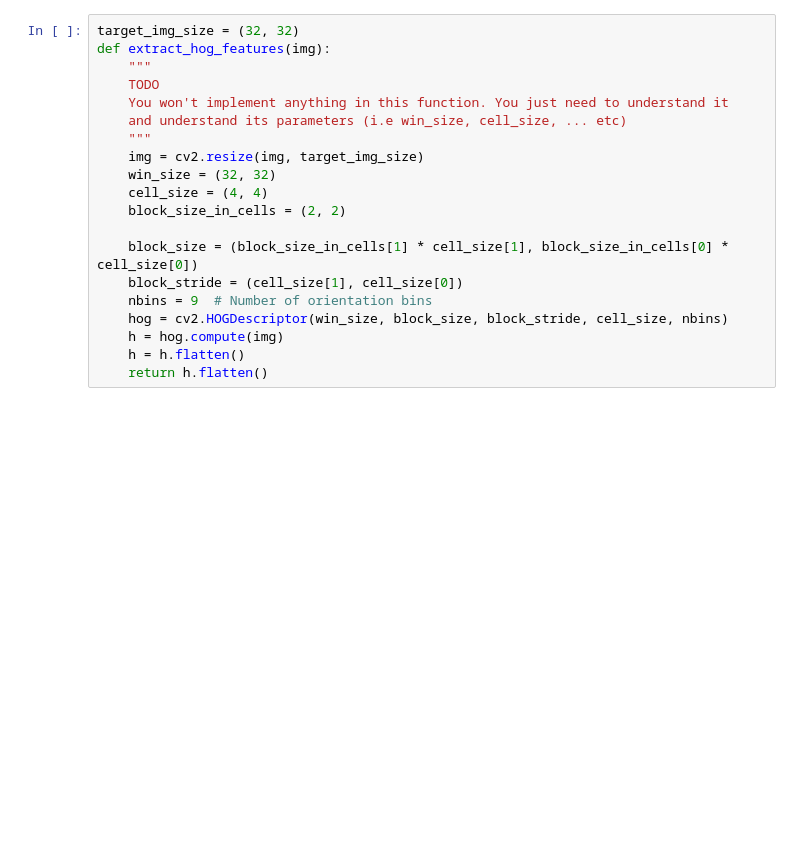
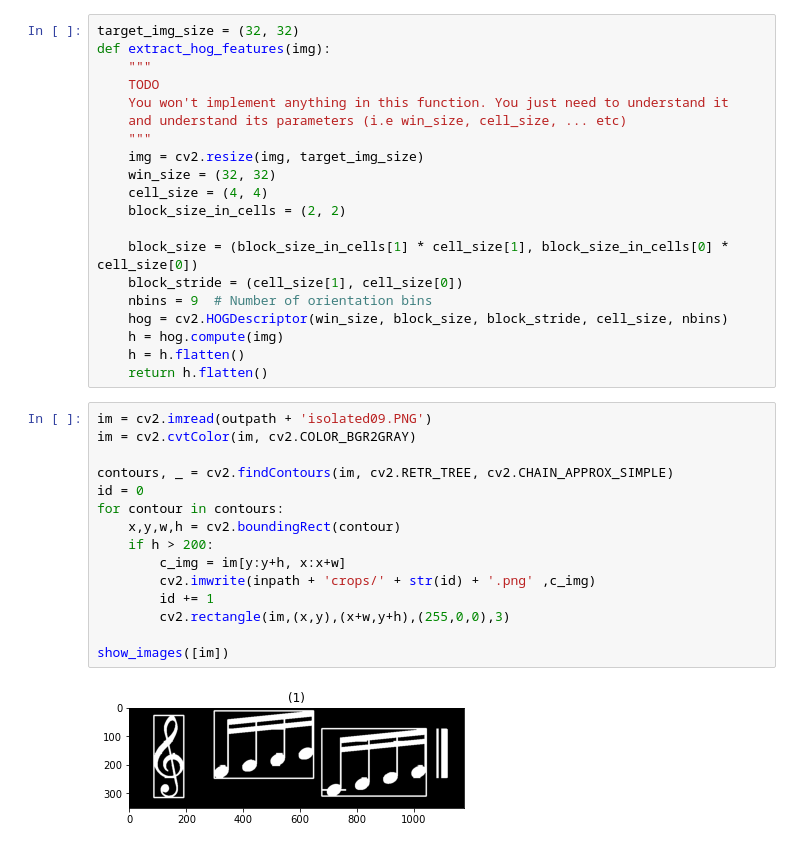
Before and after one commit to aaarafat/Mushido, a Jupyter notebook: notebooks/notes_isolation.ipynb, the cells around one changed output. Cells and saved outputs as stored; diff of their text form; blank space fills up the shorter version.

```diff
--- a/notebooks/notes_isolation.ipynb
+++ b/notebooks/notes_isolation.ipynb
@@ -166,6 +162,23 @@ def extract_hog_features(img):
     h = hog.compute(img)
     h = h.flatten()
     return h.flatten()
+# %%
+im = cv2.imread(outpath + 'isolated09.PNG')
+im = cv2.cvtColor(im, cv2.COLOR_BGR2GRAY)
+
+contours, _ = cv2.findContours(im, cv2.RETR_TREE, cv2.CHAIN_APPROX_SIMPLE)
+id = 0
+for contour in contours:
+    x,y,w,h = cv2.boundingRect(contour)
+    if h > 200:
+        c_img = im[y:y+h, x:x+w]
+        cv2.imwrite(inpath + 'crops/' + str(id) + '.png' ,c_img)
+        id += 1
+        cv2.rectangle(im,(x,y),(x+w,y+h),(255,0,0),3)
+
+show_images([im])
+# %% [output]
+[figure, added]
 # %%
 crops_path = inpath + 'crops/'
 crop_filenames = os.listdir(crops_path)
```
Also changed, not shown: parts of 4 cells of this notebook, 2 other files.
